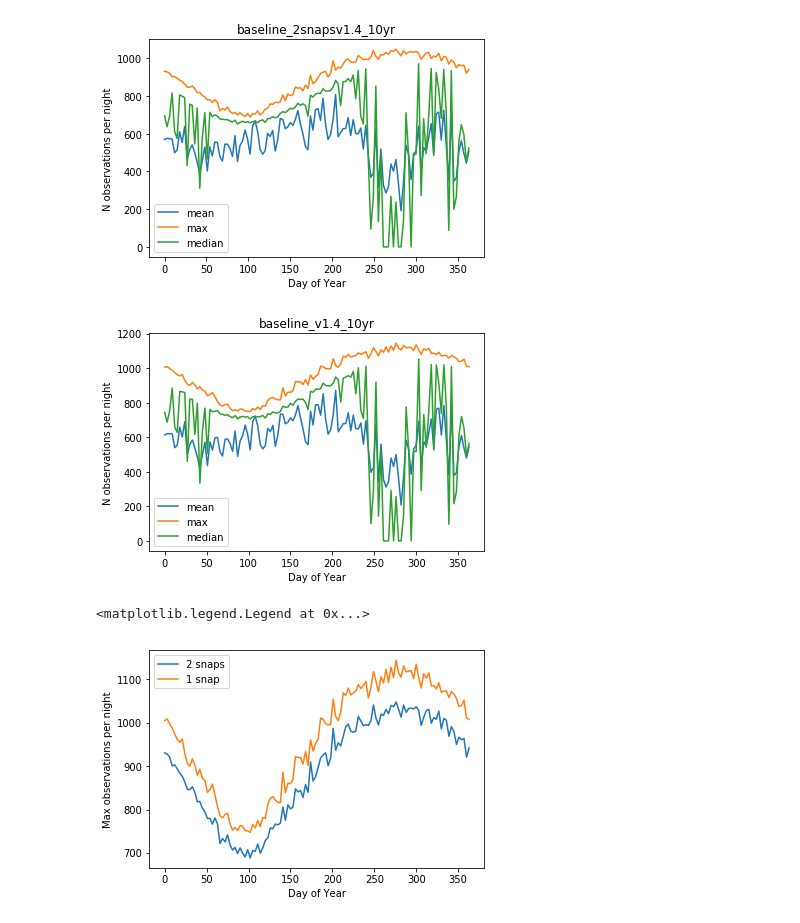
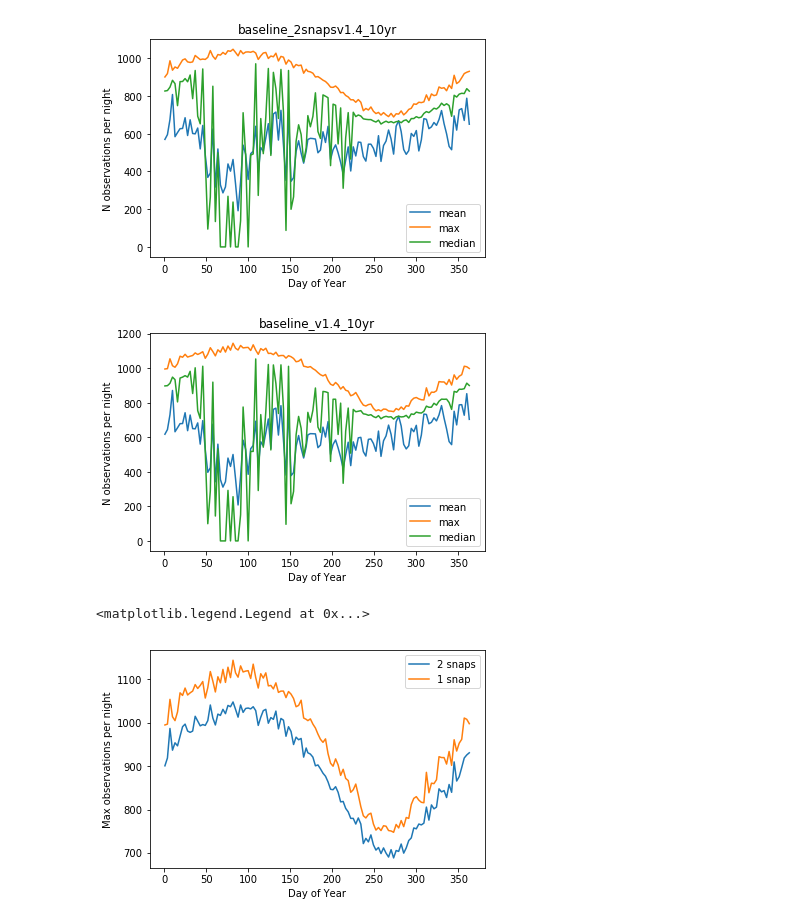
Before and after one commit to lsst-sims/sims_featureScheduler_runs1.4, a Jupyter notebook: notebooks/num_of_obs.ipynb, the cells around one changed output. Cells and saved outputs as stored; diff of their text form; code cells hidden in the pictures.

```diff
--- a/notebooks/num_of_obs.ipynb
+++ b/notebooks/num_of_obs.ipynb
@@ -9,8 +10,13 @@ from scipy.stats import binned_statistic
 def plot_nobs_curve(filename, smooth_days=3):
     # runs avaialble at:  https://lsst-web.ncsa.illinois.edu/sim-data/sims_featureScheduler_runs1.4/baseline/
     conn = sqlite3.connect('../baseline/'+filename)
-    df = pd.read_sql('select night,filter from summaryallprops;', conn)
+    df = pd.read_sql('select night,filter,observationStartMJD from summaryallprops;', conn)
     conn.close()
+
+    # Shift to March 21
+    mjd0 = 60025
+
+    day_shift = mjd0 - df['observationStartMJD'].min()
 
     bins=np.arange(-1, df['night'].max()+1, 1)+0.5
     # number of observations per night. np.searchsorted would be faster
@@ -23,28 +29,36 @@ def plot_nobs_curve(filename, smooth_days=3):
     running_med, be, bn = binned_statistic(new_bins, n_obs, bins=day_bins, statistic=np.median)
     running_sd, be, bn = binned_statistic(new_bins, n_obs, bins=day_bins, statistic=np.std)
 
-    plt.plot(day_bins[0:-1]+.5, running_mean, label='mean')
-    plt.plot(day_bins[0:-1]+.5, running_max, label='max')
-    plt.plot(day_bins[0:-1]+.5, running_med, label='median')
+    shifted_x = (day_bins[0:-1]+.5 + day_shift) % 365
+
+    order = np.argsort(shifted_x)
+    shifted_x=shifted_x[order]
+    running_mean = running_mean[order]
+    running_max = running_max[order]
+    running_med = running_med[order]
+
+    plt.plot(shifted_x, running_mean, label='mean')
+    plt.plot(shifted_x, running_max, label='max')
+    plt.plot(shifted_x, running_med, label='median')
     plt.xlabel('Day of Year')
     plt.ylabel('N observations per night')
     plt.legend()
     plt.title(filename[:-4])
-    return day_bins, running_max
+    return shifted_x, running_max
 # %%
 db1, rm1 = plot_nobs_curve('baseline_2snapsv1.4_10yrs.db')
 # %% [output]
-[figure, old version]
+[figure, new version]
 # %%
 db2, rm2 = plot_nobs_curve('baseline_v1.4_10yrs.db')
 # %% [output]
-[figure, old version]
+[figure, new version]
 # %%
-plt.plot(db1[0:-1]+.5, rm1, label='2 snaps')
-plt.plot(db2[0:-1]+.5, rm2, label='1 snap')
+plt.plot(db1, rm1, label='2 snaps')
+plt.plot(db2, rm2, label='1 snap')
 plt.xlabel('Day of Year')
 plt.ylabel('Max observations per night')
 plt.legend()
 # %% [output]
 <matplotlib.legend.Legend at 0x...>
-[figure, old version]
+[figure, new version]
```
Also changed, not shown: parts of 4 cells of this notebook.
